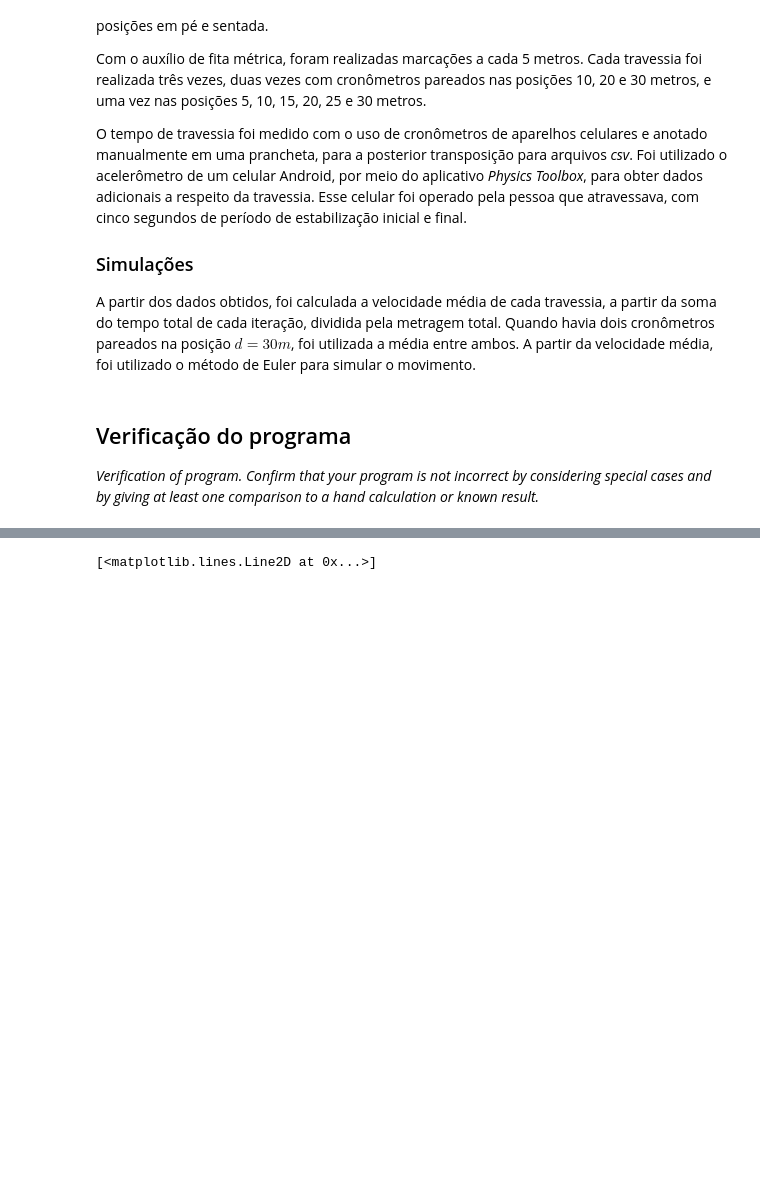
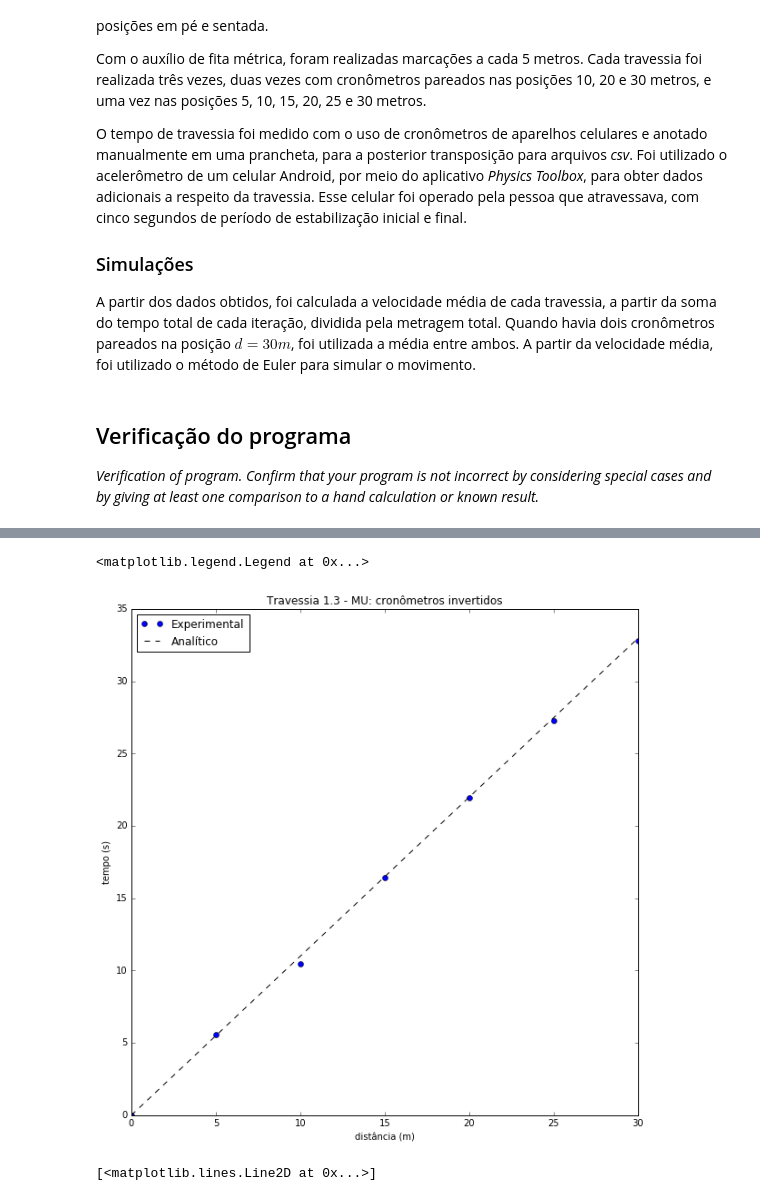
Before and after one commit to yambanis/MAC0209---Modelagem-e-Simulacao, a Jupyter notebook: Relatório.ipynb, the cells around one changed output, grey strips where cells are left out. Saved outputs shown, nothing was run; the diff lists cells and outputs as text; code cells hidden in the pictures; blank space fills up the shorter version.

```diff
--- a/Relatório.ipynb
+++ b/Relatório.ipynb
@@ -135,3 +120,22 @@ plt.plot(p2, erro, 'bs')
+# %%
+# Calculando analiticamente para a travessia 1.3
+# Obtendo velocidade média a partir do tempo total (média dos 2 cronômetros) / espaço
+v = t_seq[5] / 30
+tAna = []
+
+for x in p2:
+    tAna.append(nextTmu(x, v))
+
+plt.figure(figsize=(10,10))
+plt.title("Travessia 1.3 - MU: cronômetros invertidos")
+plt.xlabel('distância (m)')
+plt.ylabel('tempo (s)')
+plt.plot(p2, t_seq, 'bo', linestyle = "", label = "Experimental")
+plt.plot(p2, tAna, 'k--', label = "Analítico")
+plt.legend(loc = 0)
+# %% [output]
+<matplotlib.legend.Legend at 0x...>
+[figure, added]
 # %%
 with open ("tempo/tempo-edu.csv", "r") as mu2:
     rd = csv.reader(mu2, quoting=csv.QUOTE_NONNUMERIC)
```
Also changed, not shown: parts of 5 cells of this notebook.
